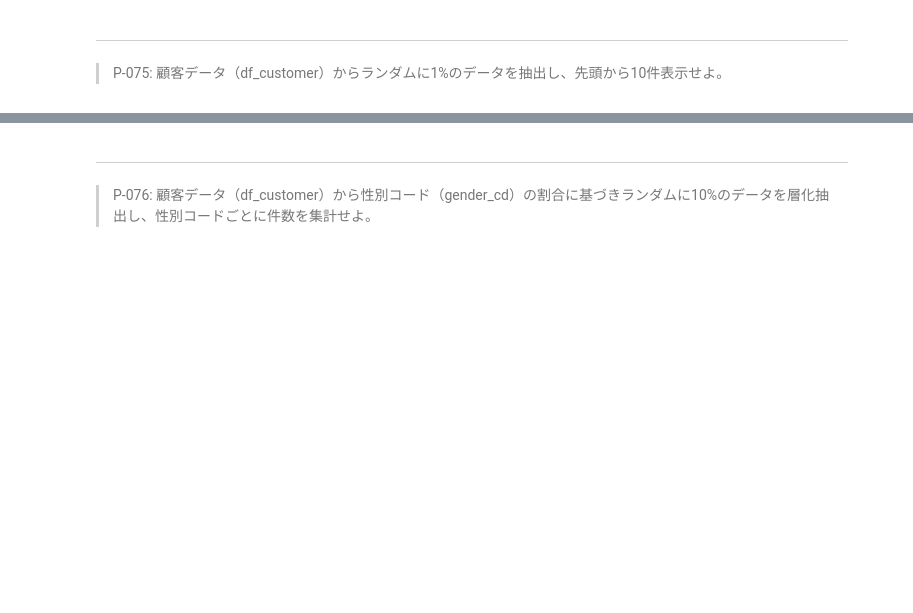
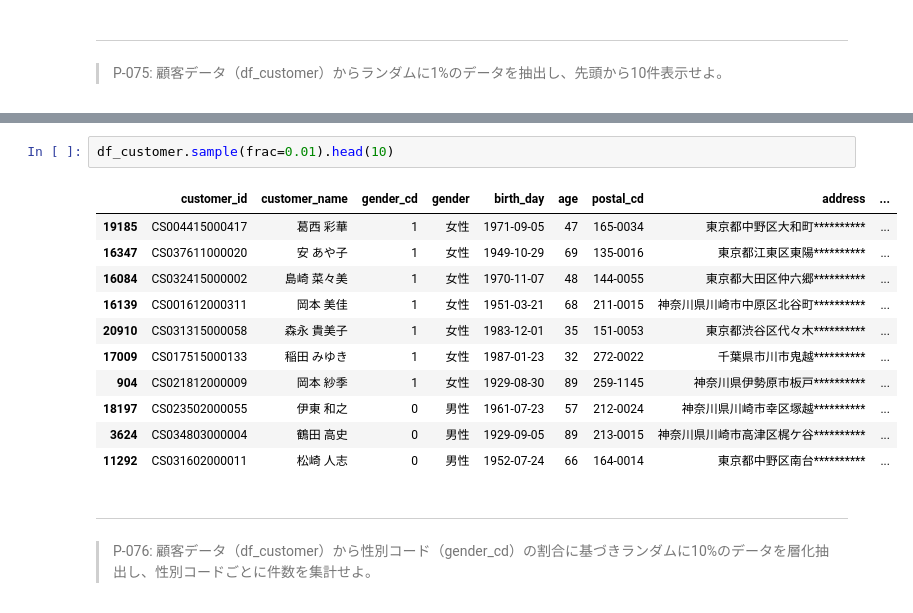
Before and after one commit to SuzukiHirot/Data-Engineer, a Jupyter notebook: 100knocks-preprocess-master/docker/work/preprocess_knock_Python.ipynb, the cells around one changed output, grey strips where cells are left out. Drawn from its saved outputs; the diff is of its cells as text; blank space fills up the shorter version.

```diff
--- a/100knocks-preprocess-master/docker/work/preprocess_knock_Python.ipynb
+++ b/100knocks-preprocess-master/docker/work/preprocess_knock_Python.ipynb
@@ -618,3 +1591,17 @@ Error:
+# %%
+df_customer.sample(frac=0.01).head(10)
+# %% [output]
+|  | customer_id | customer_name | gender_cd | gender | birth_day | age | postal_cd | address | ... |
+| 19185 | CS004415000417 | 葛西 彩華 | 1 | 女性 | 1971-09-05 | 47 | 165-0034 | 東京都中野区大和町********** | ... |
+| 16347 | CS037611000020 | 安 あや子 | 1 | 女性 | 1949-10-29 | 69 | 135-0016 | 東京都江東区東陽********** | ... |
+| 16084 | CS032415000002 | 島崎 菜々美 | 1 | 女性 | 1970-11-07 | 48 | 144-0055 | 東京都大田区仲六郷********** | ... |
+| 16139 | CS001612000311 | 岡本 美佳 | 1 | 女性 | 1951-03-21 | 68 | 211-0015 | 神奈川県川崎市中原区北谷町********** | ... |
+| 20910 | CS031315000058 | 森永 貴美子 | 1 | 女性 | 1983-12-01 | 35 | 151-0053 | 東京都渋谷区代々木********** | ... |
+| 17009 | CS017515000133 | 稲田 みゆき | 1 | 女性 | 1987-01-23 | 32 | 272-0022 | 千葉県市川市鬼越********** | ... |
+| 904 | CS021812000009 | 岡本 紗季 | 1 | 女性 | 1929-08-30 | 89 | 259-1145 | 神奈川県伊勢原市板戸********** | ... |
+| 18197 | CS023502000055 | 伊東 和之 | 0 | 男性 | 1961-07-23 | 57 | 212-0024 | 神奈川県川崎市幸区塚越********** | ... |
+| 3624 | CS034803000004 | 鶴田 高史 | 0 | 男性 | 1929-09-05 | 89 | 213-0015 | 神奈川県川崎市高津区梶ケ谷********** | ... |
+| 11292 | CS031602000011 | 松崎 人志 | 0 | 男性 | 1952-07-24 | 66 | 164-0014 | 東京都中野区南台********** | ... |
 # %% [markdown]
 ---
 > P-076: 顧客データ（df_customer）から性別コード（gender_cd）の割合に基づきランダムに10%のデータを層化抽出し、性別コードごとに件数を集計せよ。
```
Also changed, not shown: parts of 179 cells of this notebook.
